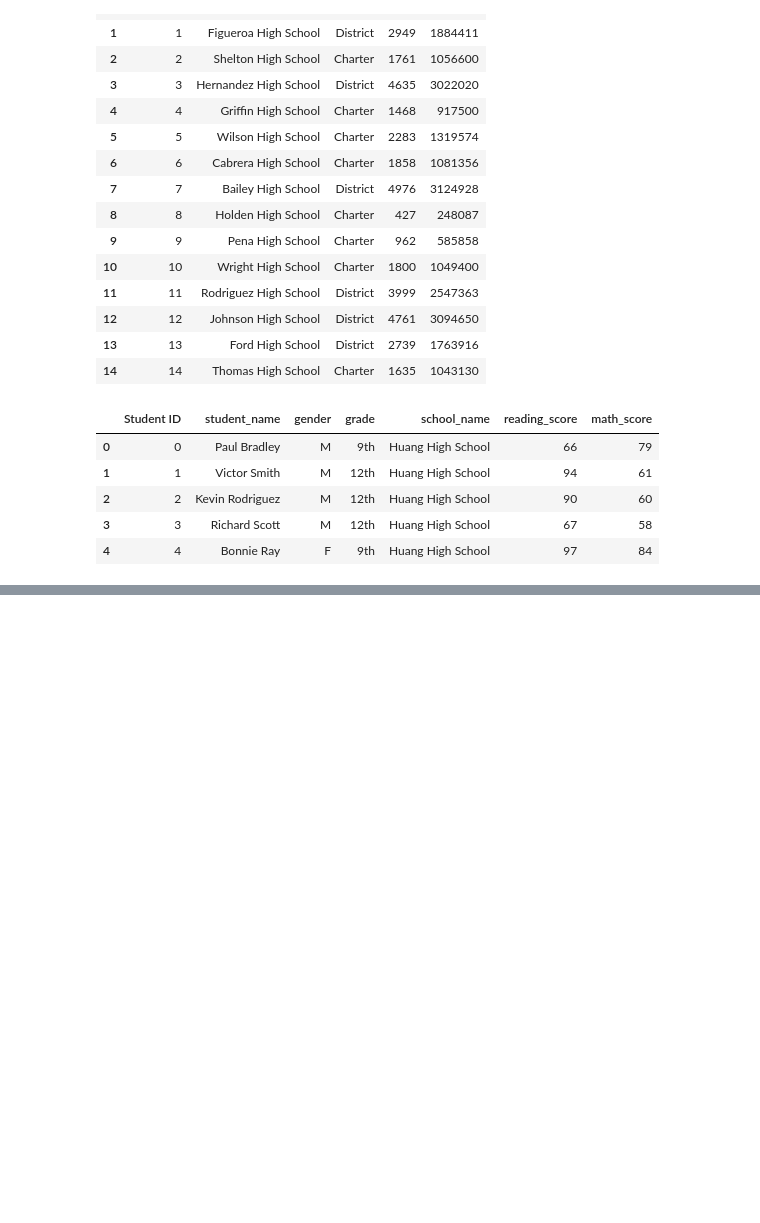
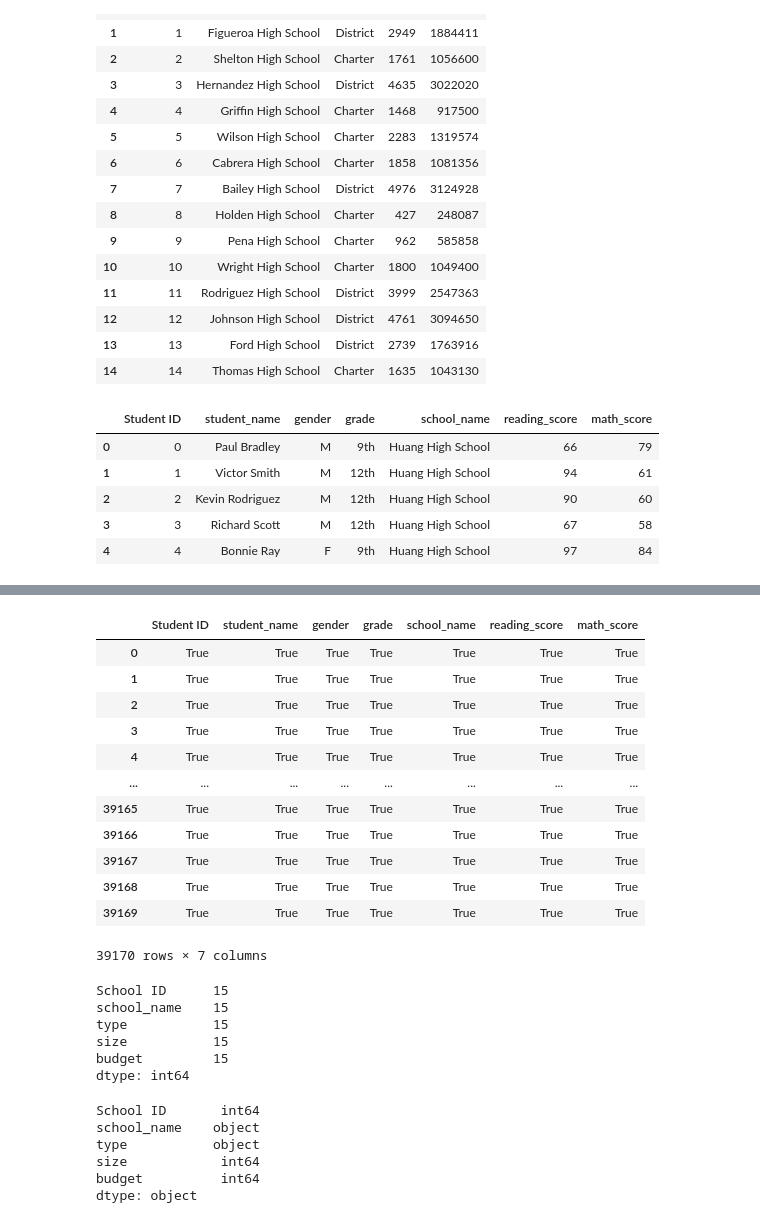
Before and after one commit to alesandelmoral/School_District_Analysis, a Jupyter notebook: PyCitySchools.ipynb, the cells around one changed output, grey strips where cells are left out. Cells and saved outputs as stored; diff of their text form; code cells hidden in the pictures; blank space fills up the shorter version.

```diff
--- a/PyCitySchools.ipynb
+++ b/PyCitySchools.ipynb
@@ -45,0 +135,37 @@ student_data_df.head()
+# %%
+#Determining if some row or rows have a empty value with notnull() method
+student_data_df.notnull()
+# %% [output]
+|  | Student ID | student_name | gender | grade | school_name | reading_score | math_score |
+| 0 | True | True | True | True | True | True | True |
+| 1 | True | True | True | True | True | True | True |
+| 2 | True | True | True | True | True | True | True |
+| 3 | True | True | True | True | True | True | True |
+| 4 | True | True | True | True | True | True | True |
+| ... | ... | ... | ... | ... | ... | ... | ... |
+| 39165 | True | True | True | True | True | True | True |
+| 39166 | True | True | True | True | True | True | True |
+| 39167 | True | True | True | True | True | True | True |
+| 39168 | True | True | True | True | True | True | True |
+| 39169 | True | True | True | True | True | True | True |
+39170 rows × 7 columns
+# %%
+#Determining if some row or rows have a empty value with notnull() method eith sum()
+school_data_df.notnull().sum()
+# %% [output]
+School ID      15
+school_name    15
+type           15
+size           15
+budget         15
+dtype: int64
+# %%
+# Determine data types for the school DataFrame.
+school_data_df.dtypes
+# %% [output]
+School ID       int64
+school_name    object
+type           object
+size            int64
+budget          int64
+dtype: object
```
Also changed, not shown: parts of 9 cells of this notebook, 3 other files.
